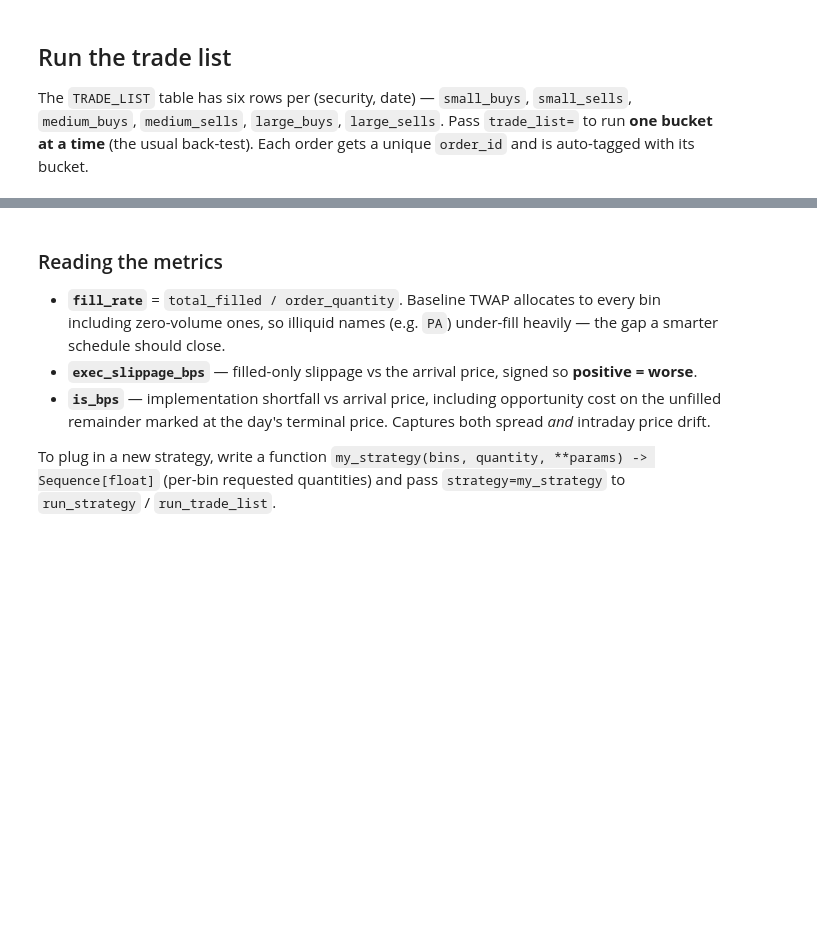
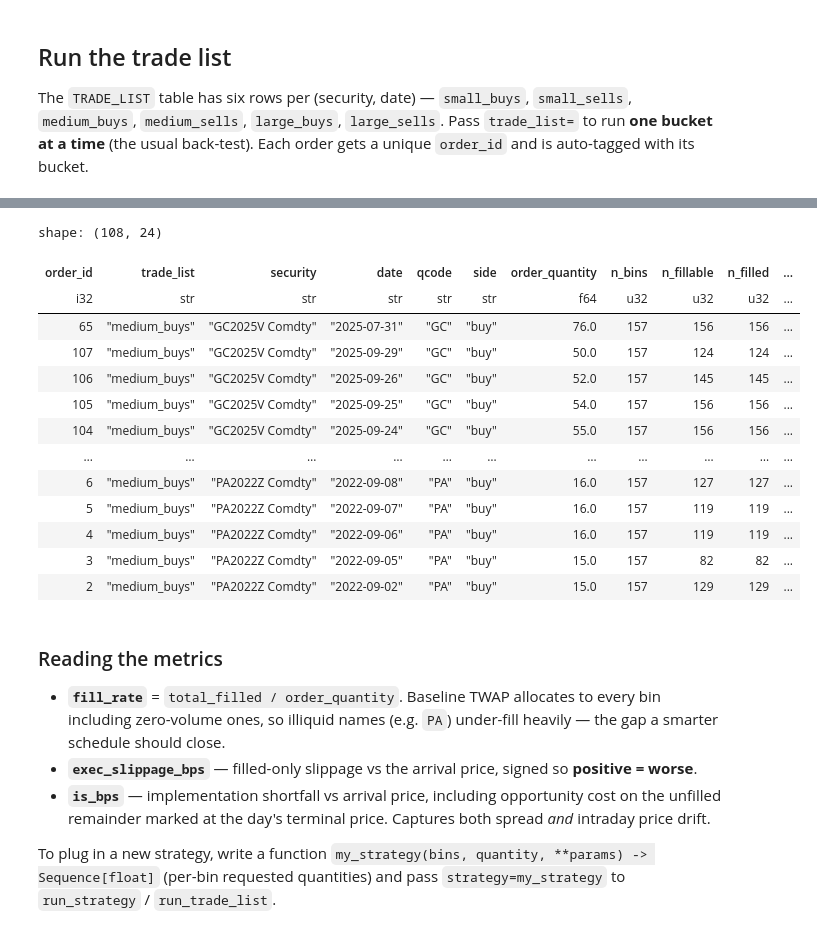
Before and after one commit to qe-internship-lwe/Individual-Project-2, a Jupyter notebook: trade_execution.ipynb, the cells around one changed output, grey strips where cells are left out. Saved outputs shown, nothing was run; the diff lists cells and outputs as text; code cells hidden in the pictures; blank space fills up the shorter version.

```diff
--- a/trade_execution.ipynb
+++ b/trade_execution.ipynb
@@ -76,10 +110,21 @@ all_fills.shape
 # %%
 summary = summarise_fills(all_fills)
-summary.sort("security", "side").select(
-    "security", "side", "trade_list", "order_quantity", "fill_rate",
-    "participation_overall", "avg_fill_price",
-    "exec_slippage_bps", "is_bps", "total_cost",
-)
+summary.sort("security", "side")
+# %% [output]
+shape: (108, 24)
+| order_id | trade_list | security | date | qcode | side | order_quantity | n_bins | n_fillable | n_filled | ... |
+| i32 | str | str | str | str | str | f64 | u32 | u32 | u32 | ... |
+| 65 | "medium_buys" | "GC2025V Comdty" | "2025-07-31" | "GC" | "buy" | 76.0 | 157 | 156 | 156 | ... |
+| 107 | "medium_buys" | "GC2025V Comdty" | "2025-09-29" | "GC" | "buy" | 50.0 | 157 | 124 | 124 | ... |
+| 106 | "medium_buys" | "GC2025V Comdty" | "2025-09-26" | "GC" | "buy" | 52.0 | 157 | 145 | 145 | ... |
+| 105 | "medium_buys" | "GC2025V Comdty" | "2025-09-25" | "GC" | "buy" | 54.0 | 157 | 156 | 156 | ... |
+| 104 | "medium_buys" | "GC2025V Comdty" | "2025-09-24" | "GC" | "buy" | 55.0 | 157 | 156 | 156 | ... |
+| … | … | … | … | … | … | … | … | … | … | ... |
+| 6 | "medium_buys" | "PA2022Z Comdty" | "2022-09-08" | "PA" | "buy" | 16.0 | 157 | 127 | 127 | ... |
+| 5 | "medium_buys" | "PA2022Z Comdty" | "2022-09-07" | "PA" | "buy" | 16.0 | 157 | 119 | 119 | ... |
+| 4 | "medium_buys" | "PA2022Z Comdty" | "2022-09-06" | "PA" | "buy" | 16.0 | 157 | 119 | 119 | ... |
+| 3 | "medium_buys" | "PA2022Z Comdty" | "2022-09-05" | "PA" | "buy" | 15.0 | 157 | 82 | 82 | ... |
+| 2 | "medium_buys" | "PA2022Z Comdty" | "2022-09-02" | "PA" | "buy" | 15.0 | 157 | 129 | 129 | ... |
 # %% [markdown]
 ### Reading the metrics
 
```
Also changed, not shown: parts of 9 cells of this notebook, 3 other files.
